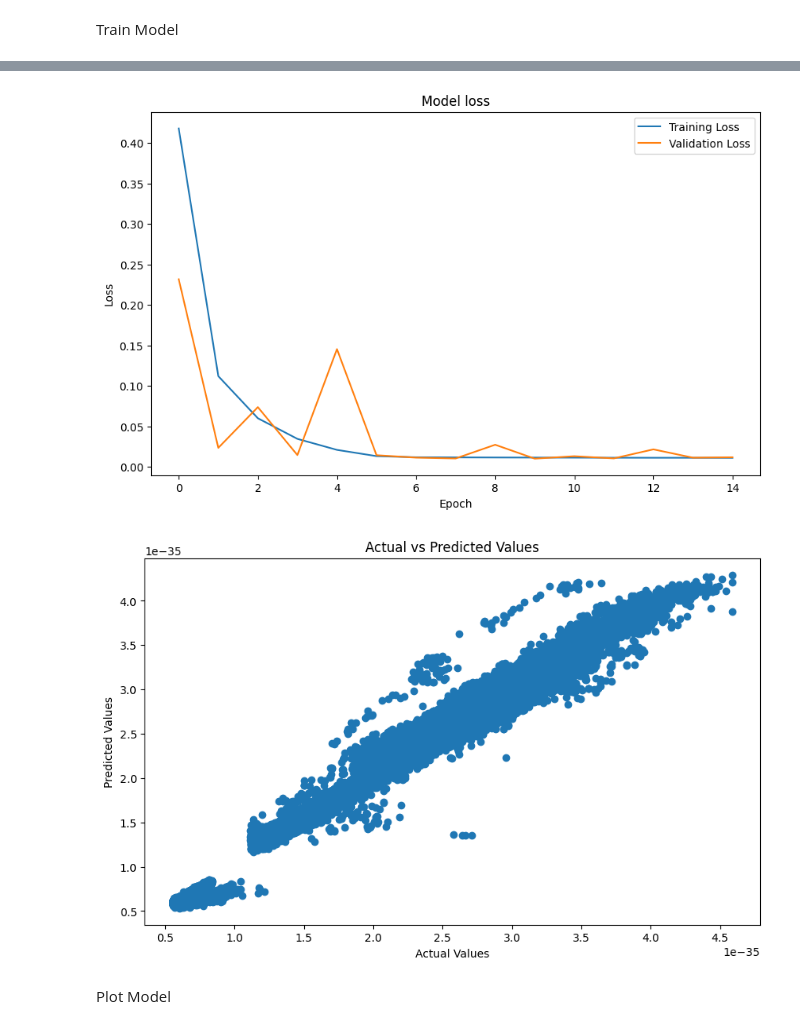
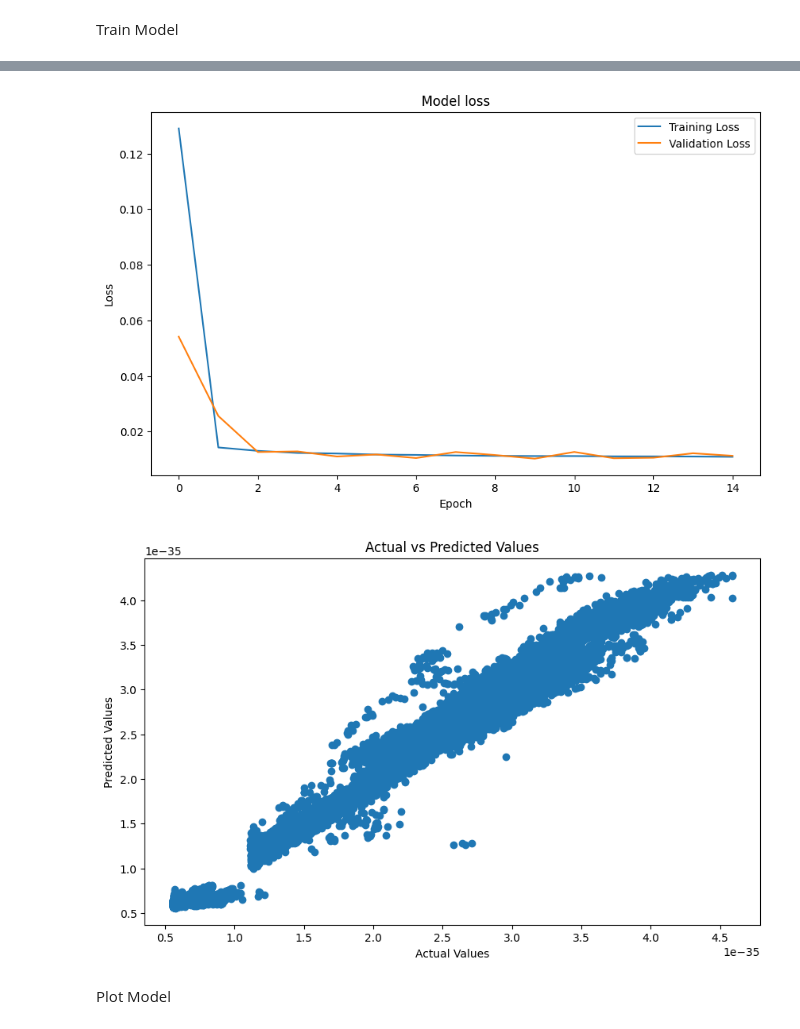
Before and after one commit to IngiumDev/ion-mobility-prediction, a Jupyter notebook: models/CNN/CNN.ipynb, the cells around one changed output, grey strips where cells are left out. Drawn from its saved outputs; the diff is of its cells as text; code cells hidden in the pictures.

Commit message:
Used more layers for CNN and uploaded model

```diff
--- a/models/CNN/CNN.ipynb
+++ b/models/CNN/CNN.ipynb
@@ -87,8 +87,10 @@ X_train, X_test, y_train, y_test = train_test_split(X, y, test_size=0.2, random_
 # Define the CNN model
 model = Sequential()
 model.add(Conv1D(32, 2, activation='relu', input_shape = X_train[0].shape))
+model.add(Conv1D(64, 2, activation='relu'))  # Additional Conv1D layer
 model.add(Flatten())
 model.add(Dense(64, activation='relu'))
+model.add(Dense(128, activation='relu'))  # Additional Dense layer
 model.add(Dense(1))
 
 # Compile the model
@@ -153,5 +155,5 @@ Median Relative Error: 0.022879593604969457
-[figure, old version]
+[figure, new version]
-[figure, old version]
+[figure, new version]
 # %% [markdown]
 Plot Model
 # %%
```
Also changed, not shown: parts of 6 cells of this notebook, 1 other file.
